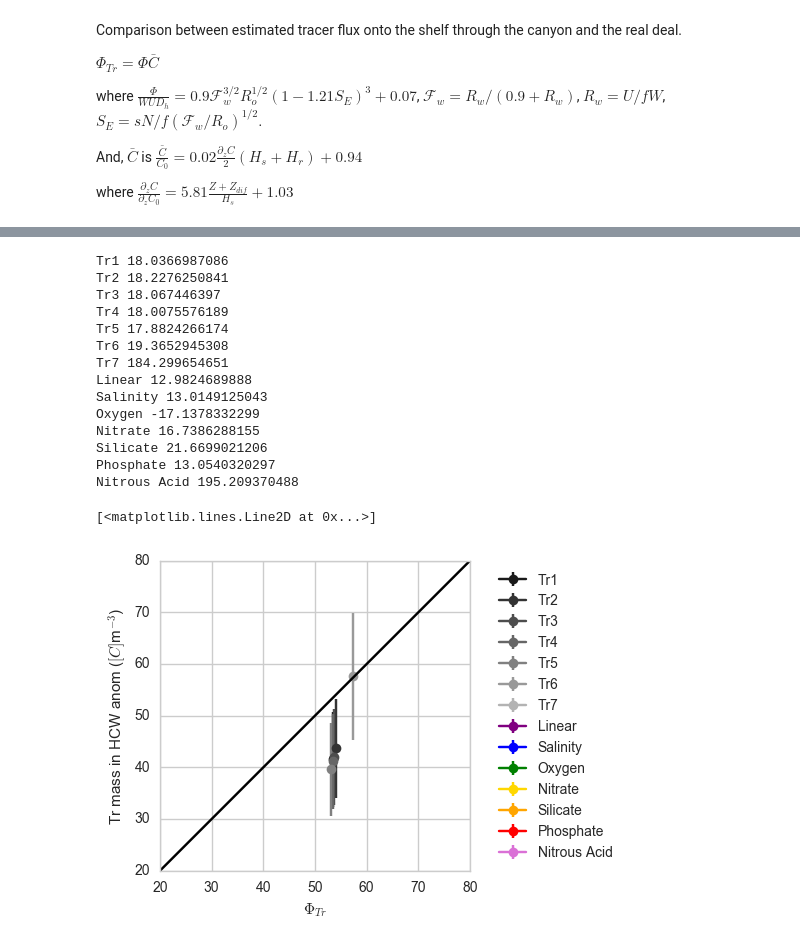
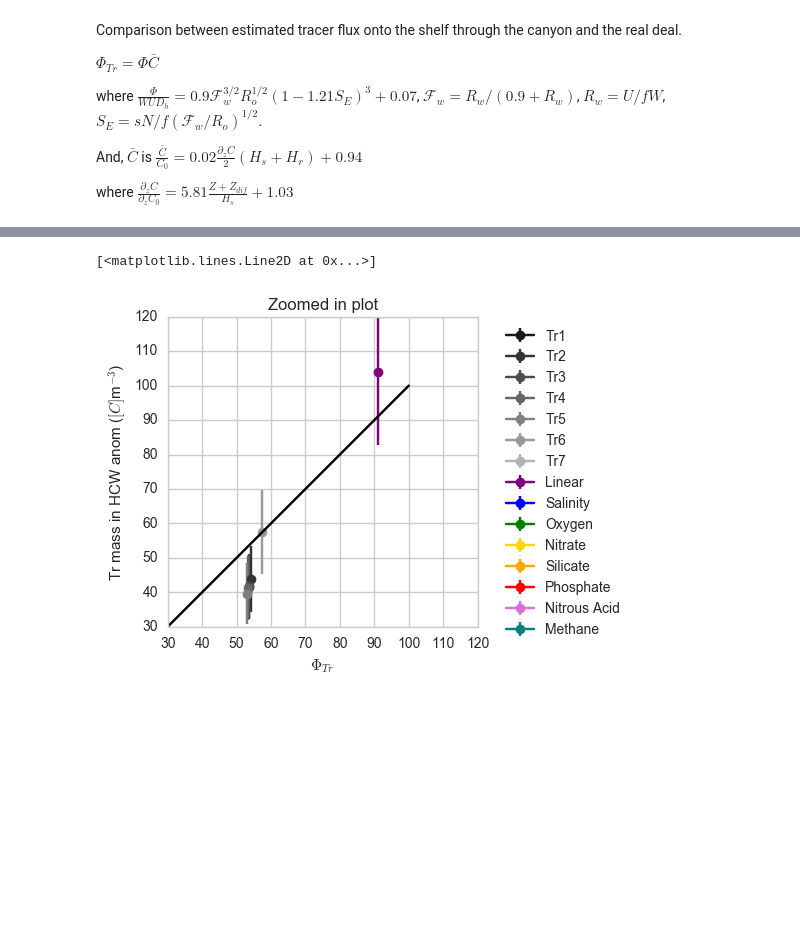
Before and after one commit to UBC-MOAD/outputanalysisnotebooks, a Jupyter notebook: NutrientProfiles/Parabolic/How_far_from_real_profiles.ipynb, the cells around one changed output, grey strips where cells are left out. Drawn from its saved outputs; the diff is of its cells as text; code cells hidden in the pictures; blank space fills up the shorter version.

```diff
--- a/NutrientProfiles/Parabolic/How_far_from_real_profiles.ipynb
+++ b/NutrientProfiles/Parabolic/How_far_from_real_profiles.ipynb
@@ -129,7 +129,7 @@ for TrMass, dTr0,Co, lab, col in zip(Mass_Para,dTr0_Para,Co_Para,labels_Para,col
     print(lab,Capprox)
     ax.errorbar(scale_PhiTr/1E4, PhiTr/1E4, yerr=PhiTr_std/1E4, color=col, label=lab, marker='o')
 
-for TrMass, dTr0, Co, lab, col in zip(Mass_Bark,dTr0_Bark,Co_Para,labels_Bark,colours_Bark):
+for TrMass, dTr0, Co, lab, col in zip(Mass_Bark,dTr0_Bark,Co_Bark,labels_Bark,colours_Bark):
 
     mass_can_eff = dfBAR[TrMass]-dfBARnoc[TrMass]
     PhiTr = np.mean(np.array([(mass_can_eff[ii]-mass_can_eff[ii-1])/(time[ii]-time[ii-1]) for ii in range (8,15)]))
@@ -146,6 +146,7 @@ ax.legend(bbox_to_anchor=(1.5,1),ncol=1, columnspacing=0.1)
 ax.set_xlabel(r'$\Phi_{Tr}$')
 ax.set_ylabel('Tr mass in HCW anom ($[C]$m$^{-3}$)')
 
+ax.set_title('Scaling estimate vs. model results')
 ax.set_ylim(-5,140)
 ax.plot(np.arange(0,140,50),np.arange(0,140,50),'-k')
 # %% [output]
@@ -169,51 +171,36 @@ Nitrous Acid 195.209370488
 fig,ax = plt.subplots(1,1,figsize=(4,4))
 
 for TrMass, dTr0,Co, lab, col in zip(Mass_Para,dTr0_Para,Co_Para,labels_Para,colours_Para):
 
     mass_can_eff = dfLWR[TrMass]-dfLWRnoc[TrMass]
     PhiTr = np.mean(np.array([(mass_can_eff[ii]-mass_can_eff[ii-1])/(time[ii]-time[ii-1]) for ii in range (8,15)]))
     PhiTr_std = np.std(np.array([(mass_can_eff[ii]-mass_can_eff[ii-1])/(time[ii]-time[ii-1]) for ii in range (8,15)]))
 
     dTrdz = -dTr0*(5.81*(((Z+Zdif)/Hs))+1.03)
     Capprox=((0.02*(dTrdz*(Hh+132.0)/2.0))+0.94)*Co
     scale_PhiTr = HA2013*Capprox
-    print(lab,Capprox)
     ax.errorbar(scale_PhiTr/1E4, PhiTr/1E4, yerr=PhiTr_std/1E4, color=col, label=lab, marker='o')
 
-for TrMass, dTr0, Co, lab, col in zip(Mass_Bark,dTr0_Bark,Co_Para,labels_Bark,colours_Bark):
+for TrMass, dTr0, Co, lab, col in zip(Mass_Bark,dTr0_Bark,Co_Bark,labels_Bark,colours_Bark):
 
     mass_can_eff = dfBAR[TrMass]-dfBARnoc[TrMass]
     PhiTr = np.mean(np.array([(mass_can_eff[ii]-mass_can_eff[ii-1])/(time[ii]-time[ii-1]) for ii in range (8,15)]))
     PhiTr_std = np.std(np.array([(mass_can_eff[ii]-mass_can_eff[ii-1])/(time[ii]-time[ii-1]) for ii in range (8,15)]))
 
     dTrdz = -dTr0*(5.81*(((Z+Zdif)/Hs))+1.03)
     Capprox=((0.02*(dTrdz*(Hh+132.0)/2.0))+0.94)*Co
-    print(lab,Capprox)
     scale_PhiTr = HA2013*Capprox
 
     ax.errorbar(scale_PhiTr/1E4, PhiTr/1E4, yerr=PhiTr_std/1E4, color=col, label=lab, marker='o')
 
 ax.legend(bbox_to_anchor=(1.5,1),ncol=1, columnspacing=0.1)
 ax.set_xlabel(r'$\Phi_{Tr}$')
 ax.set_ylabel('Tr mass in HCW anom ($[C]$m$^{-3}$)')
 
-ax.set_ylim(20,80)
-ax.set_xlim(20,80)
+ax.set_title('Zoomed in plot')
+ax.set_ylim(30,120)
+ax.set_xlim(30,120)
 ax.plot(np.arange(0,140,50),np.arange(0,140,50),'-k')
 # %% [output]
-Tr1 18.0366987086
-Tr2 18.2276250841
-Tr3 18.067446397
-Tr4 18.0075576189
-Tr5 17.8824266174
-Tr6 19.3652945308
-Tr7 184.299654651
-Linear 12.9824689888
-Salinity 13.0149125043
-Oxygen -17.1378332299
-Nitrate 16.7386288155
-Silicate 21.6699021206
-Phosphate 13.0540320297
-Nitrous Acid 195.209370488
+[<matplotlib.lines.Line2D at 0x...>]
-[<matplotlib.lines.Line2D at 0x...>]
-[figure, old version]
+[figure, new version]
```
Also changed, not shown: parts of 4 cells of this notebook.
